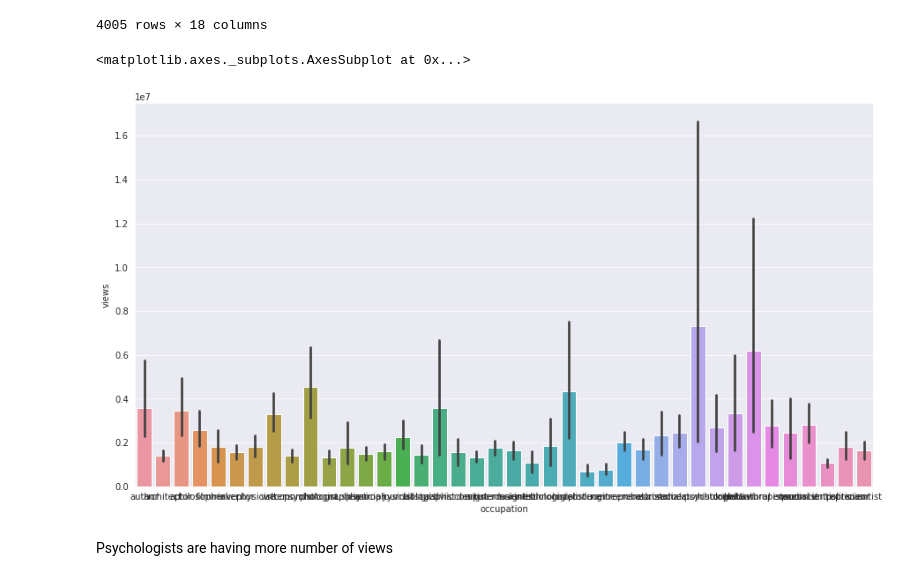
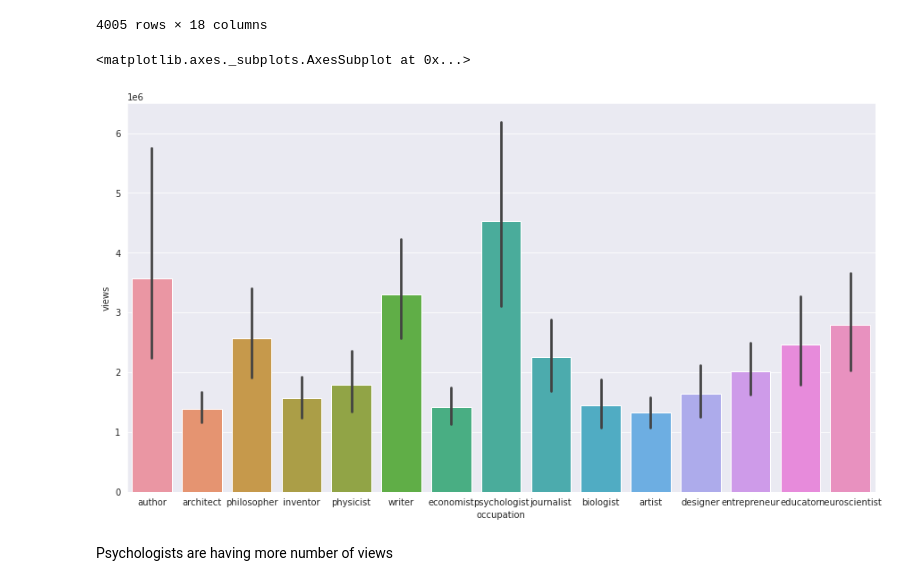
Before and after one commit to ankitbittu/Ted-talk-views-prediction, a Jupyter notebook: Copy_of_Ted_talk_views_prediction.ipynb, the cells around one changed output. Saved outputs shown, nothing was run; the diff lists cells and outputs as text; code cells hidden in the pictures.

```diff
--- a/Copy_of_Ted_talk_views_prediction.ipynb
+++ b/Copy_of_Ted_talk_views_prediction.ipynb
@@ -520,10 +520,10 @@ df_event
 4005 rows × 18 columns
 # %%
 plt.figure(figsize=(15,8))
-sns.barplot(x='occupation', y='views', data=df_copy[df_copy['occupation'].isin(occ.index)])
+sns.barplot(x='occupation', y='views', data=df_copy[df_copy['occupation'].isin(occ.head(15).index)])
 # %% [output]
 <matplotlib.axes._subplots.AxesSubplot at 0x...>
-[figure, old version]
+[figure, new version]
 # %% [markdown]
 Psychologists are having more number of views
 # %%
```
Also changed, not shown: parts of 63 cells of this notebook.
